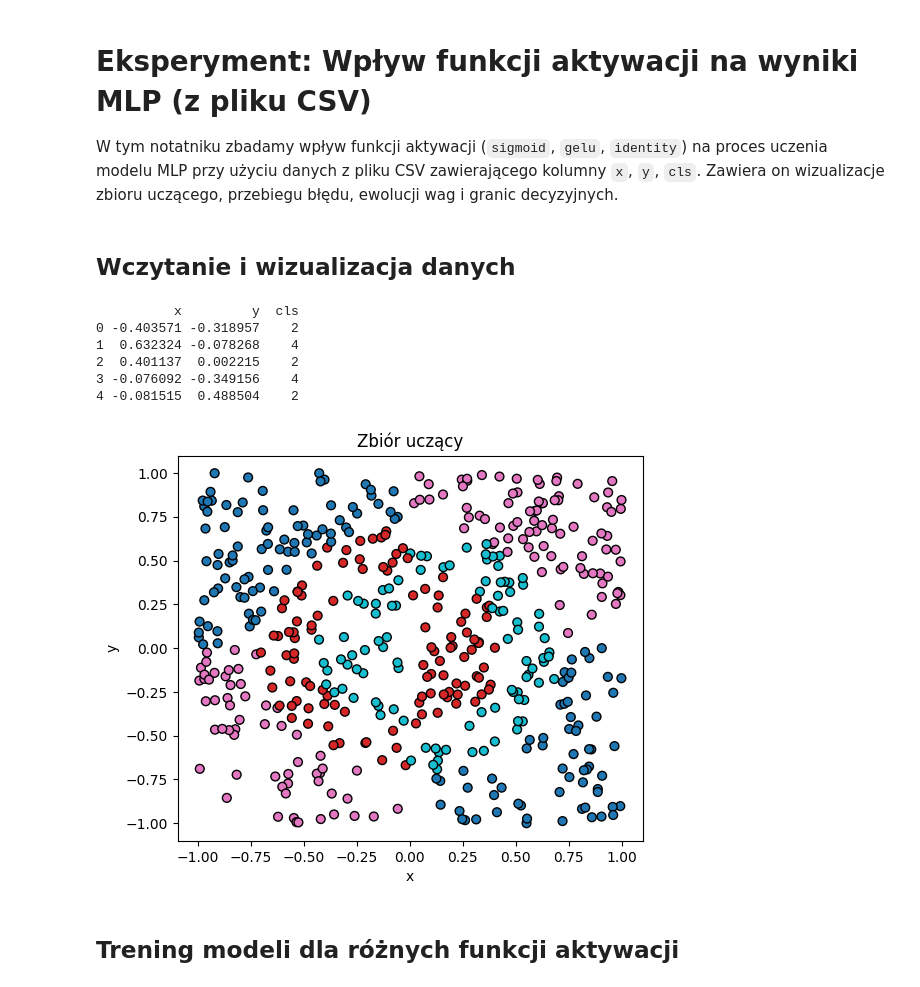
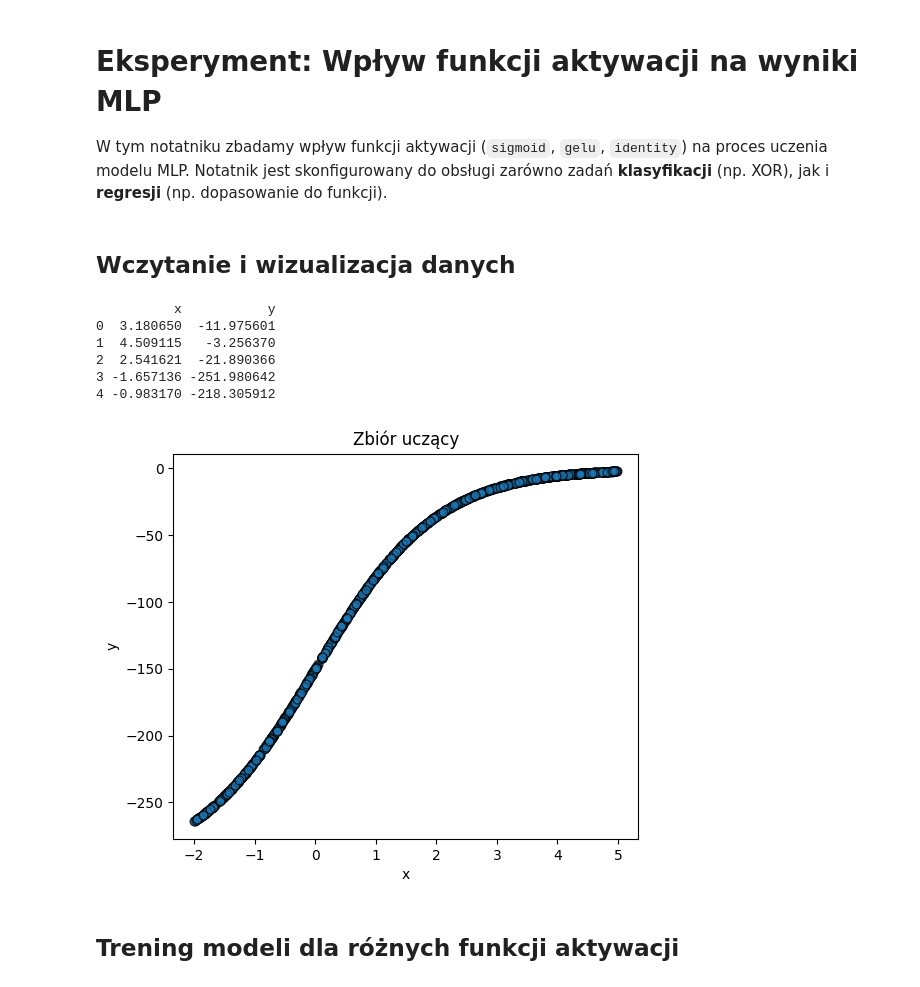
Before and after one commit to Mattioo7/multi-layer-perceptron, a Jupyter notebook: notebooks/activation_experiment.ipynb, the cells around one changed output. Drawn from its saved outputs; the diff is of its cells as text; code cells hidden in the pictures.

```diff
--- a/notebooks/activation_experiment.ipynb
+++ b/notebooks/activation_experiment.ipynb
@@ -1,4 +1,5 @@
 # %% [markdown]
-# Eksperyment: Wpływ funkcji aktywacji na wyniki MLP (z pliku CSV)
-W tym notatniku zbadamy wpływ funkcji aktywacji (`sigmoid`, `gelu`, `identity`) na proces uczenia modelu MLP przy użyciu danych z pliku CSV zawierającego kolumny `x`, `y`, `cls`. Zawiera on wizualizacje zbioru uczącego, przebiegu błędu, ewolucji wag i granic decyzyjnych.
+# Eksperyment: Wpływ funkcji aktywacji na wyniki MLP
+
+W tym notatniku zbadamy wpływ funkcji aktywacji (`sigmoid`, `gelu`, `identity`) na proces uczenia modelu MLP. Notatnik jest skonfigurowany do obsługi zarówno zadań **klasyfikacji** (np. XOR), jak i **regresji** (np. dopasowanie do funkcji).
 # %%
@@ -26,27 +45,35 @@ activations = ["sigmoid", "gelu", "identity"]
 # %% [markdown]
 ## Wczytanie i wizualizacja danych
 # %%
-
 data = pd.read_csv(CSV_PATH)
 print(data.head())
 
-X = data[["x", "y"]].values
-y = (data["cls"].values - 1).reshape(-1, 1)
+X = data[FEATURE_COLS].values
+y = TARGET_PREP(data[TARGET_COL].values)
 
 plt.figure(figsize=(6, 5))
-plt.scatter(X[:, 0], X[:, 1], c=y.ravel(), cmap="tab10", s=40, edgecolors="k")
+
+if X.shape[1] == 2:
+    # Wizualizacja 2D (jak w XOR), kolorowana przez etykietę/wartość
+    plt.scatter(X[:, 0], X[:, 1], c=y.ravel(), cmap="tab10", s=40, edgecolors="k")
+    plt.xlabel(FEATURE_COLS[0])
+    plt.ylabel(FEATURE_COLS[1])
+elif X.shape[1] == 1:
+    # Wizualizacja 1D (jak w regresji x->y)
+    plt.scatter(X[:, 0], y.ravel(), s=40, edgecolors="k", alpha=0.7)
+    plt.xlabel(FEATURE_COLS[0])
+    plt.ylabel(TARGET_COL)
+
 plt.title("Zbiór uczący")
-plt.xlabel("x")
-plt.ylabel("y")
 plt.show()
 # %% [output]
-          x         y  cls
-0 -0.403571 -0.318957    2
-1  0.632324 -0.078268    4
-2  0.401137  0.002215    2
-3 -0.076092 -0.349156    4
-4 -0.081515  0.488504    2
+          x           y
+0  3.180650  -11.975601
+1  4.509115   -3.256370
+2  2.541621  -21.890366
+3 -1.657136 -251.980642
+4 -0.983170 -218.305912
-[figure, old version]
+[figure, new version]
 # %% [markdown]
 ## Trening modeli dla różnych funkcji aktywacji
 # %%
```
Also changed, not shown: parts of 4 cells of this notebook, 2 other files.
